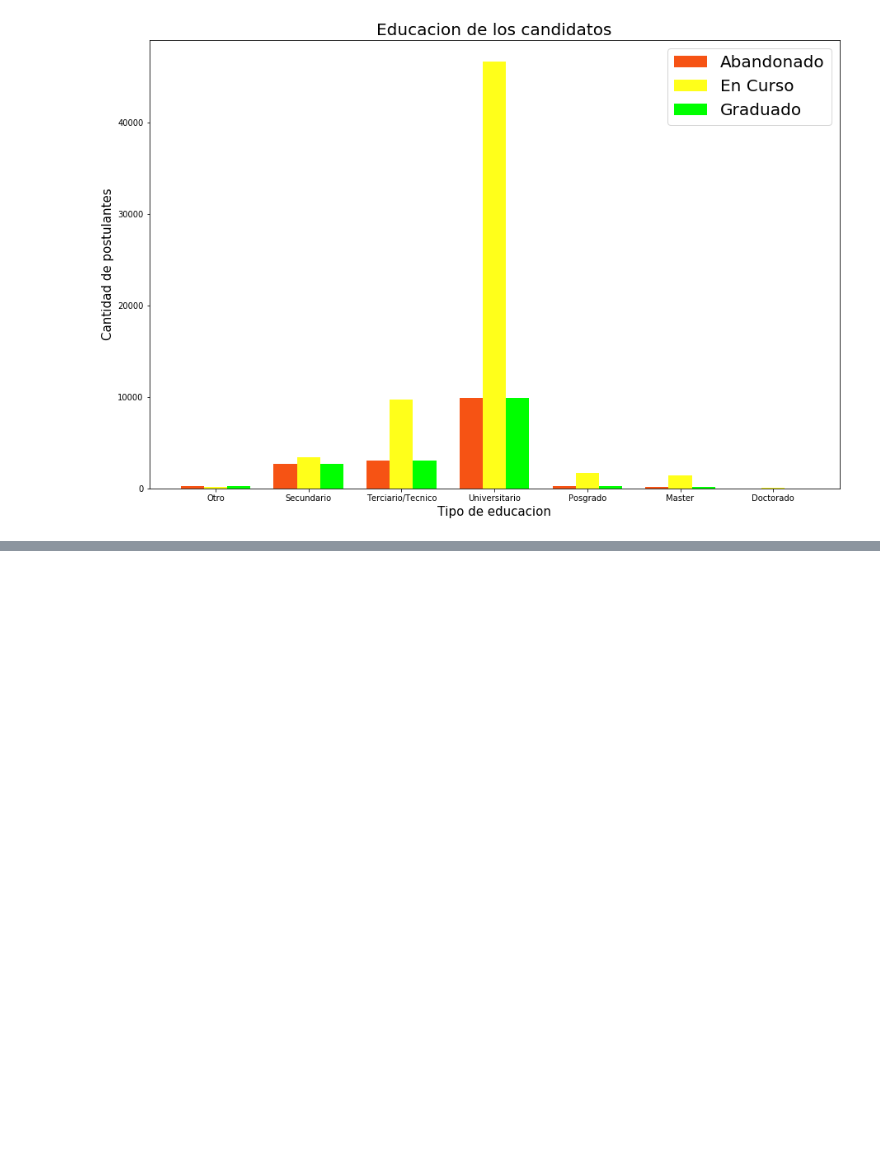
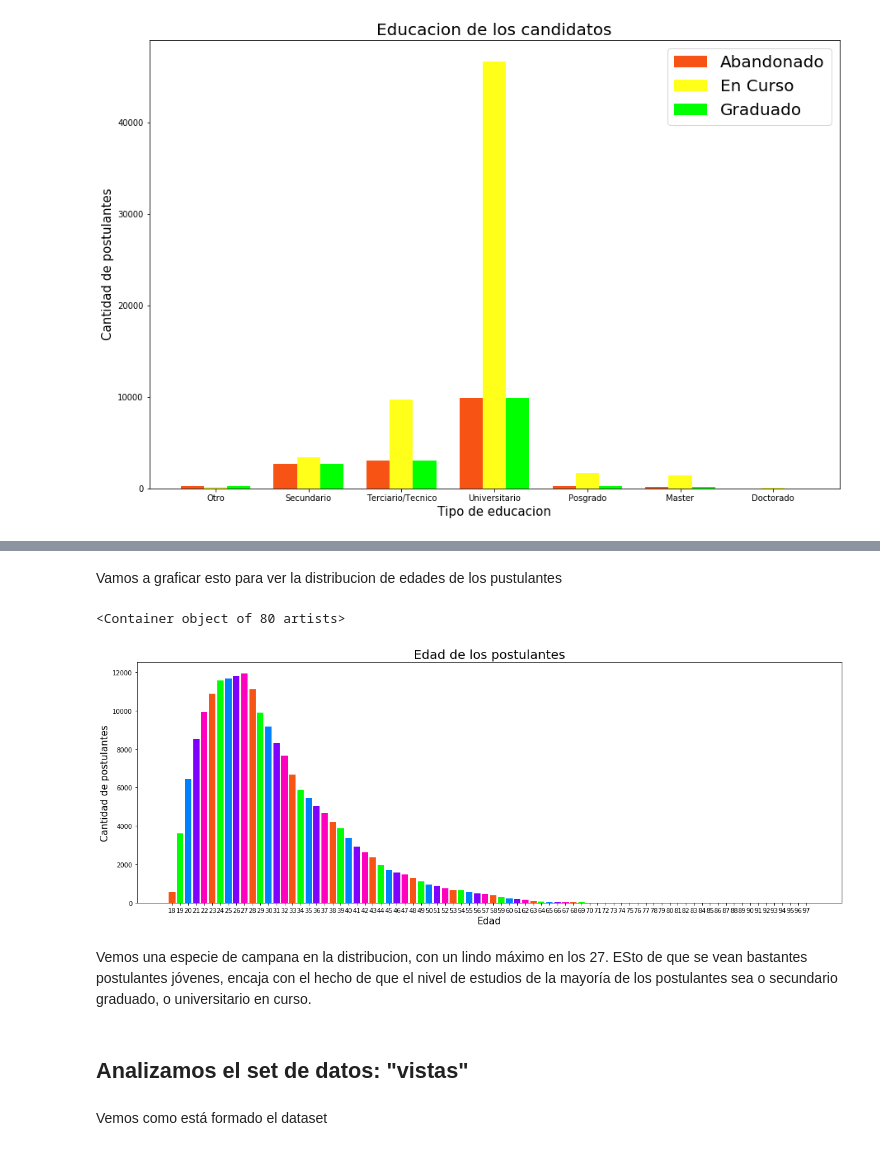
Before and after one commit to LuuPesado/TPsDatos_1C2018, a Jupyter notebook: Desarrollo_TP1.ipynb, the cells around one changed output, grey strips where cells are left out. Saved outputs shown, nothing was run; the diff lists cells and outputs as text; code cells hidden in the pictures; blank space fills up the shorter version.

```diff
--- a/Desarrollo_TP1.ipynb
+++ b/Desarrollo_TP1.ipynb
@@ -302,0 +401,5 @@ ax.set_title('Educacion de los candidatos', size = 20)
+# %%
+postulantes_edad = postulantes.map(lambda x: x.split(',')) \
+                            .filter(lambda x: x[0] != 'idpostulante')\
+                            .map(lambda y: (strdate_to_age(y[1]), 1)) \
+                            .filter(lambda z: (z[0] <100 and z[0]>16))
@@ -302,0 +412,4 @@ ax.set_title('Educacion de los candidatos', size = 20)
+# %%
+postulantes_edad = postulantes_edad.reduceByKey(lambda a, b: a+b)
+# %%
+postulantes_edad = postulantes_edad.takeOrdered(61, lambda a: a[0])
@@ -302,0 +438,32 @@ ax.set_title('Educacion de los candidatos', size = 20)
+# %% [markdown]
+Vamos a graficar esto para ver la distribucion de edades de los pustulantes
+# %%
+edades = []
+count = []
+edad = 18
+i = 0
+while edad <= postulantes_edad[-1][0]:
+    edades.append(edad)
+    if postulantes_edad[i][0] == (edad):
+        count.append(postulantes_edad[i][1])
+        i = i+1
+        edad = edad + 1
+    else:
+        count.append(0)
+        edad = edad + 1
+# %%
+fig, ax = plt.subplots(figsize = (20,7))
+width = 0.35
+ax.set_xticks(np.arange(len(edades)) + width)
+ax.set_xticklabels(edades)
+ax.set_title('Edad de los postulantes', size = 20)
+ax.set_xlabel('Edad', size = 15)
+ax.set_ylabel('Cantidad de postulantes', size = 15)
+ax.bar(np.arange(len(edades))+width, count, color = ['#f65314', '#00ff00', '#0080ff', '#8000ff', '#ff00bf'])
+# %% [output]
+<Container object of 80 artists>
+[figure, added]
+# %% [markdown]
+Vemos una especie de campana en la distribucion, con un lindo máximo en los 27. ESto de que se vean bastantes postulantes jóvenes, encaja con el hecho de que el nivel de estudios de la mayoría de los postulantes sea o secundario graduado, o universitario en curso.
+# %% [markdown]
+## Analizamos el set de datos: "vistas"
@@ -302,0 +472,2 @@ ax.set_title('Educacion de los candidatos', size = 20)
+# %% [markdown]
+Vemos como está formado el dataset
```
Also changed, not shown: parts of 252 cells of this notebook, 1 other file.
